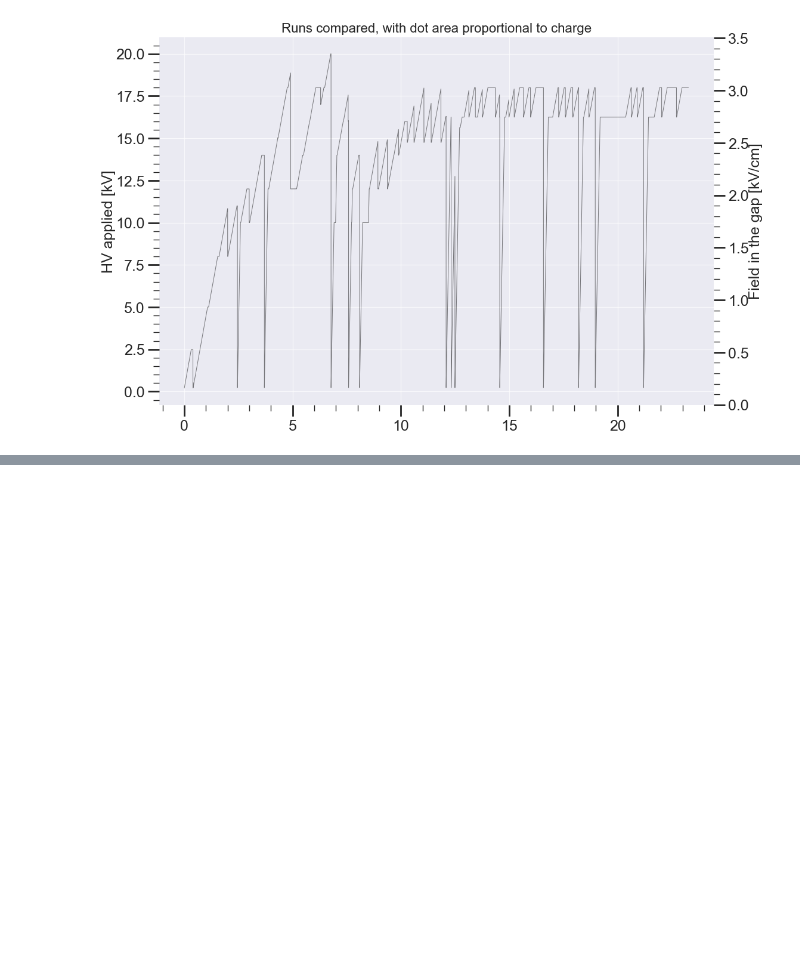
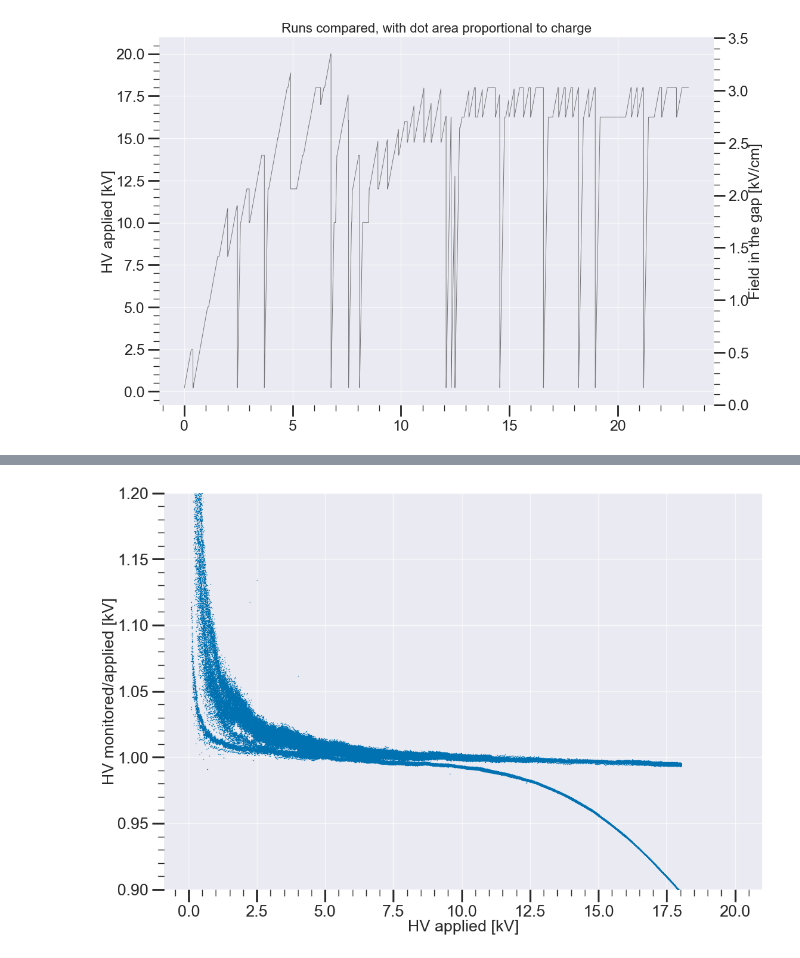
Before and after one commit to ejangelico/ad2-data-processing, a Jupyter notebook: notebooks/High voltage curve viewer.ipynb, the cells around one changed output, grey strips where cells are left out. Saved outputs shown, nothing was run; the diff lists cells and outputs as text; code cells hidden in the pictures; blank space fills up the shorter version.

```diff
--- a/notebooks/High voltage curve viewer.ipynb
+++ b/notebooks/High voltage curve viewer.ipynb
@@ -228,0 +214,19 @@ print(np.array(temp["t"])[0])
+# %%
+#Calibration of v_app and v_mon
+
+v_a = []
+v_m = []
+for i, run in enumerate([7, 8, 9, 10]):
+    ana = anas[run]
+    v_a += list(ana.ramp_data["v_app"])
+    v_m += list(ana.ramp_data["v_mon"])
+
+
+fig, ax = plt.subplots()
+ax.plot([_ for _ in v_a if _ > 0.1], [v_m[i]/v_a[i] for i in range(len(v_a)) if v_a[i] >0.1 ], 'o', markersize=1)
+ax.set_xlabel("HV applied [kV]")
+ax.set_ylabel("HV monitored/applied [kV]")
+ax.set_ylim([0.9, 1.2])
+plt.show()
+# %% [output]
+[figure, added]
```
Also changed, not shown: parts of 5 cells of this notebook, 8 other files.
